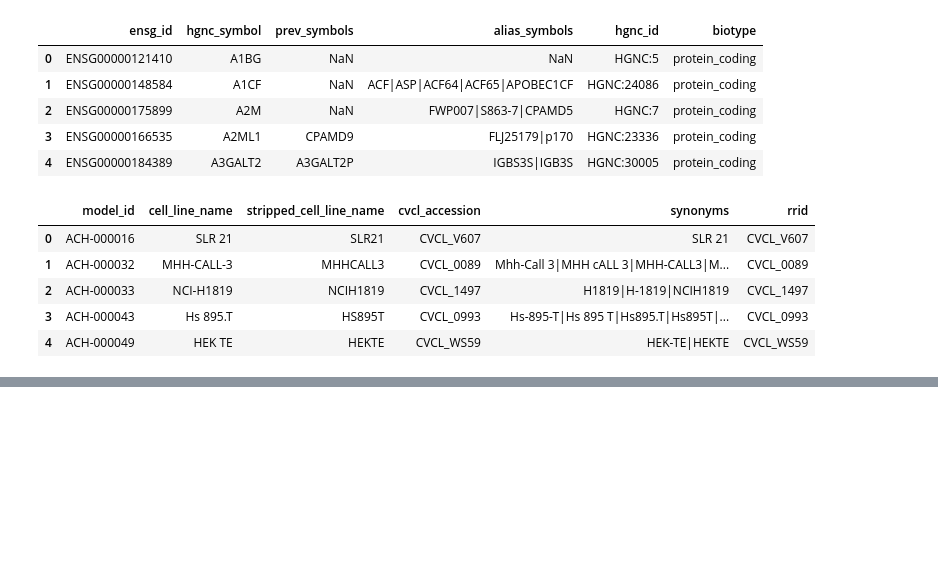
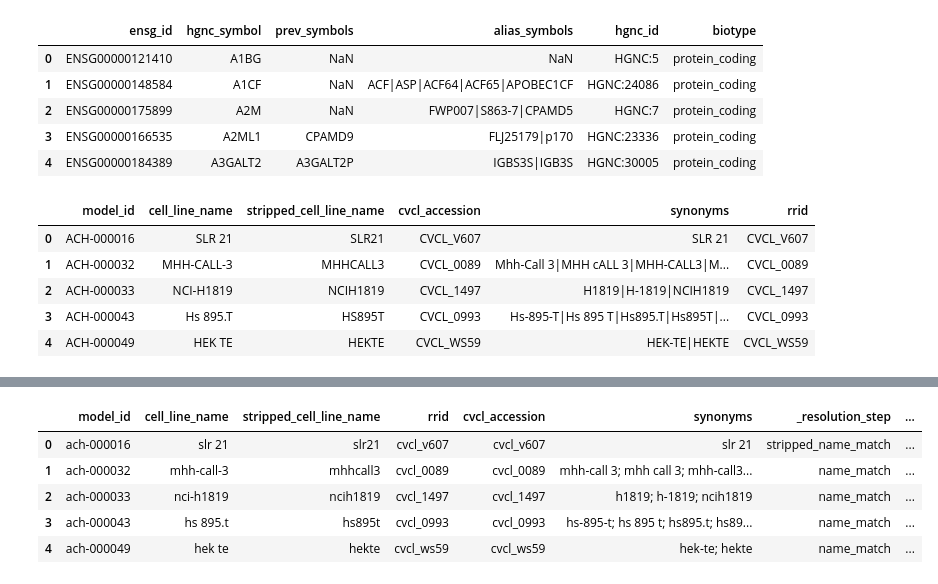
Before and after one commit to UoB-AstraZeneca-25-26/UoB-GeneTraceAI-25-26, a Jupyter notebook: src/notebooks/04_track_a_harmonization.ipynb, the cells around one changed output, grey strips where cells are left out. Drawn from its saved outputs; the diff is of its cells as text; code cells hidden in the pictures; blank space fills up the shorter version.

```diff
--- a/src/notebooks/04_track_a_harmonization.ipynb
+++ b/src/notebooks/04_track_a_harmonization.ipynb
@@ -1182,0 +991,32 @@ Saved lookup_table -> data/parquet\lookup_table.parquet
+# %%
+# depmap_profiles_cleaned_pivoted.modelid is ALREADY ACH-format direct key match,
+# no cascade required. NOT part of cell_line_lookup's fixed schema kept as a
+# separate enrichment frame so the core lookup table's contract stays untouched.
+
+cell_line_lookup_with_profiles = cell_line_lookup.merge(
+    df_depmap_profiles_cleaned_pivoted,
+    left_on="model_id",
+    right_on="modelid",
+    how="left",
+    indicator=True,
+)
+
+# Orphaned direction: profiles rows whose modelid has no home in cell_line_lookup.
+_profile_orphans = df_depmap_profiles_cleaned_pivoted.loc[
+    ~df_depmap_profiles_cleaned_pivoted["modelid"].isin(cell_line_lookup["model_id"])
+]
+unmapped_depmap_profiles = _profile_orphans[["modelid"]].copy()
+unmapped_depmap_profiles["dataset"] = "depmap_profiles"
+unmapped_depmap_profiles["resolution_step_reached"] = "direct_join"
+unmapped_depmap_profiles["reason"] = "modelid not present in cell_line_lookup.model_id"
+unmapped_depmap_profiles = unmapped_depmap_profiles.rename(columns={"modelid": "original_value"})[
+    ["original_value", "dataset", "resolution_step_reached", "reason"]
+]
+
+cell_line_lookup_with_profiles.drop(columns=["modelid", "_merge"], inplace=True)
+
+print("cell_line_lookup:", len(cell_line_lookup), "rows")
+print(cell_line_lookup["_resolution_step"].value_counts(dropna=False))
+print()
+print("Unmapped cellosaurus rows:", len(unmapped_cellosaurus))
+print("Unmapped depmap_profiles rows:", len(unmapped_depmap_profiles))
@@ -1182,0 +1035,10 @@ Saved lookup_table -> data/parquet\lookup_table.parquet
+# %%
+# cell line lookup overview
+cell_line_lookup_with_profiles.head()
+# %% [output]
+|  | model_id | cell_line_name | stripped_cell_line_name | rrid | cvcl_accession | synonyms | _resolution_step | ... |
+| 0 | ach-000016 | slr 21 | slr21 | cvcl_v607 | cvcl_v607 | slr 21 | stripped_name_match | ... |
+| 1 | ach-000032 | mhh-call-3 | mhhcall3 | cvcl_0089 | cvcl_0089 | mhh-call 3; mhh call 3; mhh-call3... | name_match | ... |
+| 2 | ach-000033 | nci-h1819 | ncih1819 | cvcl_1497 | cvcl_1497 | h1819; h-1819; ncih1819 | name_match | ... |
+| 3 | ach-000043 | hs 895.t | hs895t | cvcl_0993 | cvcl_0993 | hs-895-t; hs 895 t; hs895.t; hs89... | name_match | ... |
+| 4 | ach-000049 | hek te | hekte | cvcl_ws59 | cvcl_ws59 | hek-te; hekte | name_match | ... |
```
Also changed, not shown: parts of 47 cells of this notebook, 7 other files.
